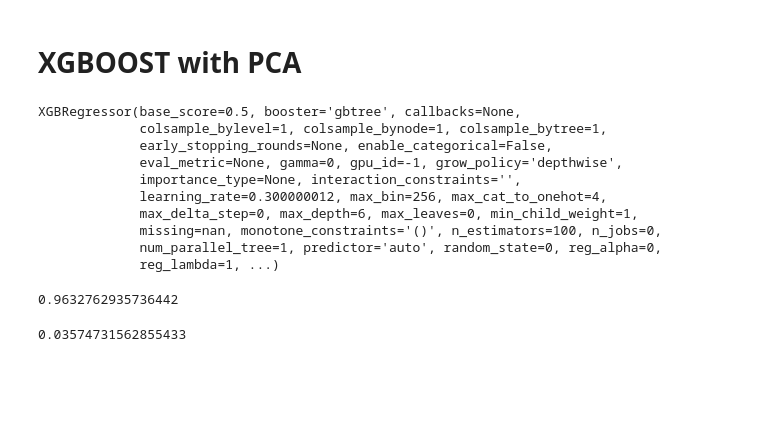
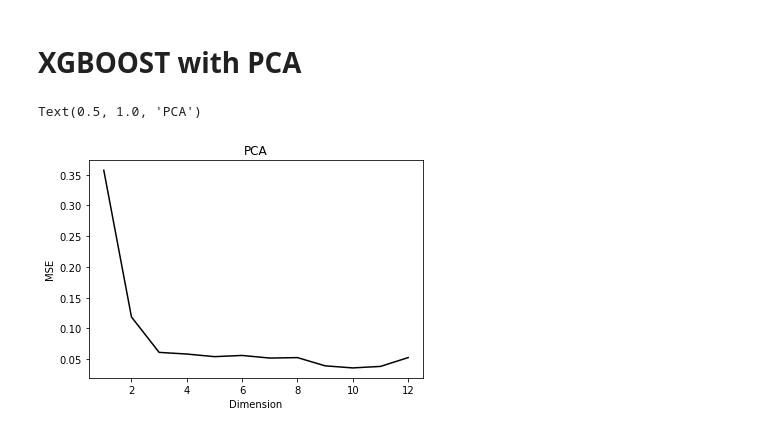
Before and after one commit to emircanerol/CarPricePrediction, a Jupyter notebook: Used Car Price Prediction.ipynb, the cells around one changed output. Cells and saved outputs as stored; diff of their text form; code cells hidden in the pictures; blank space fills up the shorter version.

```diff
--- a/Used Car Price Prediction.ipynb
+++ b/Used Car Price Prediction.ipynb
@@ -313,7 +347,19 @@ xgb.plot_importance(xgbr)
 # %% [markdown]
 # XGBOOST with PCA
 # %%
-pca = PCA(n_components = 10)
-pca.fit(X)
+mse = dict()
+score = dict()
+for n in range(1, 13):
+    pca = PCA(n_components = n)
+    pca.fit(X)
 
-X_pca = pca.transform(X)
+    X_pca = pca.transform(X)
+    X_train, X_test, y_train, y_test = train_test_split(X_pca, y, test_size = 0.3, random_state = 42, shuffle = True)
+    dtrain = xgb.DMatrix(X_train, label=y_train)
+    dtest = xgb.DMatrix(X_test, label=y_test)
+    evallist = [(dtrain, 'train'), (dtest, 'eval')]
+    xgbr = xgb.XGBRegressor(verbosity=0)
+    xgbr.fit(X_train, y_train)
+    score[n] = xgbr.score(X_test, y_test)
+    y_pred = xgbr.predict(X_test)
+    mse[n] = mean_squared_error(y_test, y_pred)
@@ -326,25 +366,8 @@ evallist = [(dtrain, 'train'), (dtest, 'eval')]
-# %%
-xgbr = xgb.XGBRegressor(verbosity=0)
-xgbr.fit(X_train, y_train)
-# %% [output]
-XGBRegressor(base_score=0.5, booster='gbtree', callbacks=None,
-             colsample_bylevel=1, colsample_bynode=1, colsample_bytree=1,
-             early_stopping_rounds=None, enable_categorical=False,
-             eval_metric=None, gamma=0, gpu_id=-1, grow_policy='depthwise',
-             importance_type=None, interaction_constraints='',
-             learning_rate=0.300000012, max_bin=256, max_cat_to_onehot=4,
-             max_delta_step=0, max_depth=6, max_leaves=0, min_child_weight=1,
-             missing=nan, monotone_constraints='()', n_estimators=100, n_jobs=0,
-             num_parallel_tree=1, predictor='auto', random_state=0, reg_alpha=0,
-             reg_lambda=1, ...)
-# %%
-xgbr.score(X_test, y_test)
-# %% [output]
-0.9632762935736442
-# %%
-y_pred = xgbr.predict(X_test)
-mse = mean_squared_error(y_test, y_pred)
-# %%
-mse
-# %% [output]
-0.03574731562855433
+# %%
+plt.plot(mse.keys(), mse.values(), color="black")
+plt.xlabel("Dimension")
+plt.ylabel("MSE")
+plt.title("PCA")
+# %% [output]
+Text(0.5, 1.0, 'PCA')
+[figure, added]
```
Also changed, not shown: parts of 15 cells of this notebook, 1 other file.
